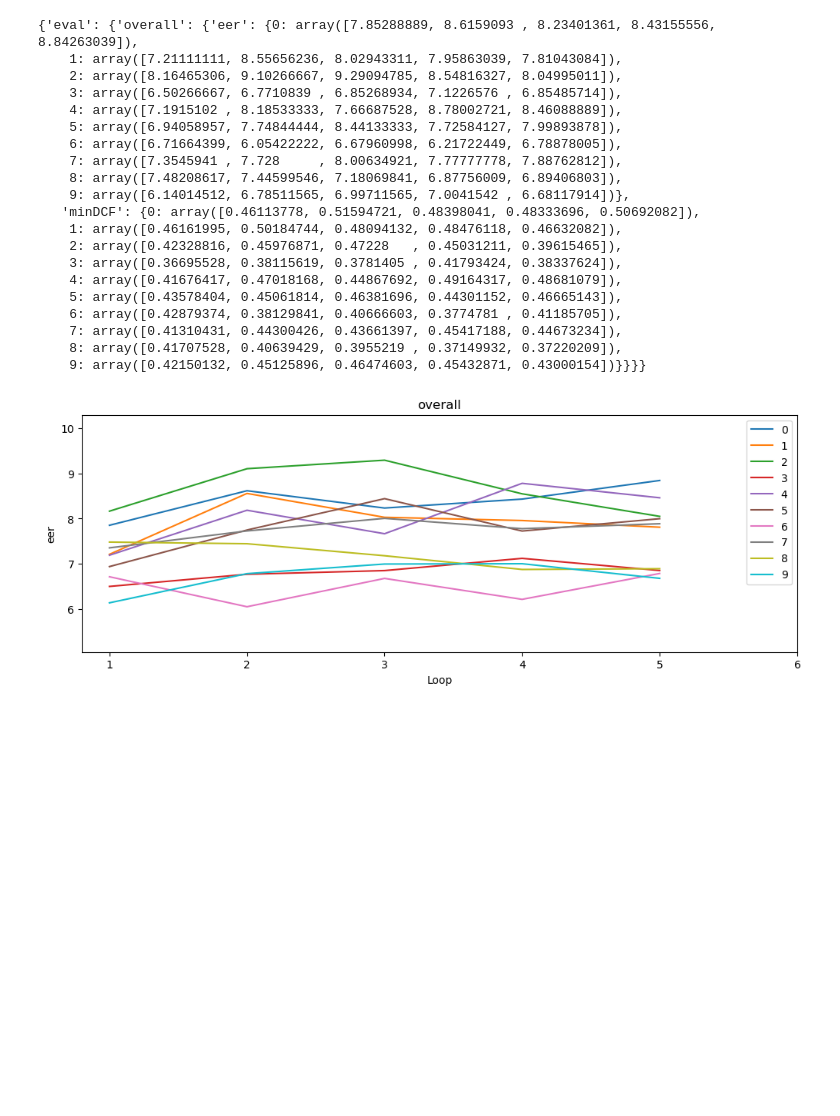
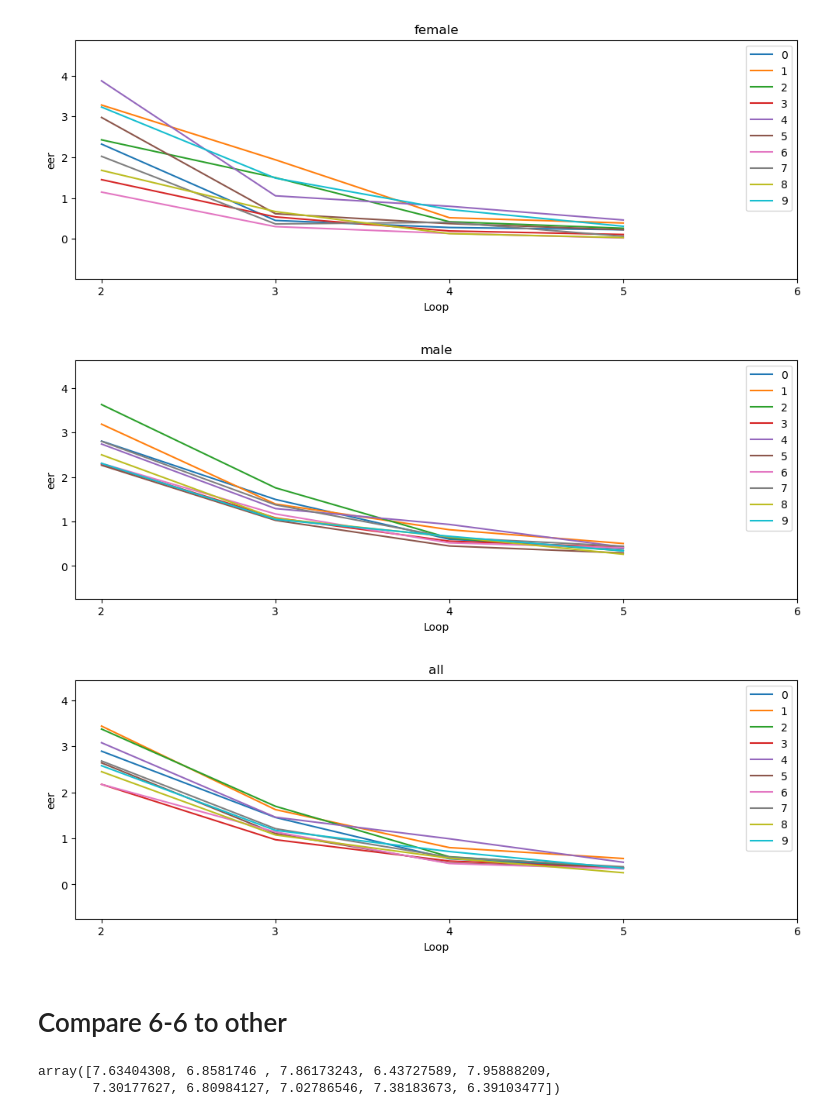
Before and after one commit to vhbaoduy/speaker-verification, a Jupyter notebook: parse_result.ipynb, the cells around one changed output. Saved outputs shown, nothing was run; the diff lists cells and outputs as text; code cells hidden in the pictures; blank space fills up the shorter version.

```diff
--- a/parse_result.ipynb
+++ b/parse_result.ipynb
@@ -114,8 +140,9 @@ def plot_result(df_all, gender, phase, loop):
 # %%
 df_all = pd.DataFrame()
 MAX_LOOP = 5
-for loop in range(1,MAX_LOOP+1):
-    df_all = pd.concat([df_all, pd.read_csv('pretrained_checkpoints/exp3/loop%s/all_result.csv'%(loop))], ignore_index=True)
+for loop in range(2,MAX_LOOP+1):
+    df_all = pd.concat([df_all, pd.read_csv('pretrained_checkpoints/exp3/loop%s/all_eval_result_new_data.csv'%(loop))], ignore_index=True)
+result = get_result(df_all, max_loop=5)
 # %%
 df_all
 # %% [output]
@@ -163,11 +164,11 @@ json.dump(result, open('pretrained_checkpoints/result_stage2_exp3_all.json', 'w'
 # %%
 import matplotlib.pyplot as plt
 # %%
-def show_result(result, metric='eer',loop=3, all=False):
+def show_result(result, metric='eer',all=False, start_loop=1, end_loop=5):
     if all:
         genders = ['overall']
     else:
-        genders =  ['female','male','overall']
+        genders =  ['female','male','all']
     for gender in genders:
         plt.figure(figsize=(12,4))
         name_set = list(result.keys())
@@ -182,9 +183,9 @@ def show_result(result, metric='eer',loop=3, all=False):
             plt.subplot(1,len(name_set),idx+1)
             set_result = result[set]
             for i in range(0,10):
-                plt.plot([j for j in range(1, loop+1)],set_result[gender][metric][i])
+                plt.plot([j for j in range(start_loop, end_loop+1)],set_result[gender][metric][i])
             plt.legend([i for i in range(0,10)])
-            plt.xticks([ i for i in range(1,loop+2)])
+            plt.xticks([ i for i in range(start_loop,end_loop+2)])
             plt.xlabel('Loop')
             plt.ylim((min_-1,max_+1))
             plt.ylabel(metric)
@@ -214,13 +194,13 @@ def show_result_2(result, metric='eer',loop=5):
 # %%
 result = {}
-result['1'] = json.load(open('pretrained_checkpoints/result_stage2_exp1_all.json','r'))
-result['2'] = json.load(open('pretrained_checkpoints/result_stage2_exp2_all.json','r'))
-result['3'] = json.load(open('pretrained_checkpoints/result_stage2_exp3_all.json','r'))
+result['1'] = json.load(open('pretrained_checkpoints/result_stage2_exp1_eval_new_data.json','r'))
+result['2'] = json.load(open('pretrained_checkpoints/result_stage2_exp2_eval_new_data.json','r'))
+result['3'] = json.load(open('pretrained_checkpoints/result_stage2_exp3_eval_new_data.json','r'))
 # %%
 MAX_LOOP = 5
 phases = ['eval']
 metrics = ['eer', 'minDCF']
-genders = ['overall']
+genders = ['female', 'male', 'all']
 final_result = {}
 for phase in phases:
     final_result[phase] = {}
@@ -234,30 +214,11 @@ for phase in phases:
                     temp.append(result[exp][phase][gender][metric][str(i)][:MAX_LOOP])
                 value = np.mean(temp, axis=0)
                 final_result[phase][gender][metric][i] = value
-# %%
-final_result
-# %% [output]
-{'eval': {'overall': {'eer': {0: array([7.85288889, 8.6159093 , 8.23401361, 8.43155556, 8.84263039]),
-    1: array([7.21111111, 8.55656236, 8.02943311, 7.95863039, 7.81043084]),
-    2: array([8.16465306, 9.10266667, 9.29094785, 8.54816327, 8.04995011]),
-    3: array([6.50266667, 6.7710839 , 6.85268934, 7.1226576 , 6.85485714]),
-    4: array([7.1915102 , 8.18533333, 7.66687528, 8.78002721, 8.46088889]),
-    5: array([6.94058957, 7.74844444, 8.44133333, 7.72584127, 7.99893878]),
-    6: array([6.71664399, 6.05422222, 6.67960998, 6.21722449, 6.78878005]),
-    7: array([7.3545941 , 7.728     , 8.00634921, 7.77777778, 7.88762812]),
-    8: array([7.48208617, 7.44599546, 7.18069841, 6.87756009, 6.89406803]),
-    9: array([6.14014512, 6.78511565, 6.99711565, 7.0041542 , 6.68117914])},
-   'minDCF': {0: array([0.46113778, 0.51594721, 0.48398041, 0.48333696, 0.50692082]),
-    1: array([0.46161995, 0.50184744, 0.48094132, 0.48476118, 0.46632082]),
-    2: array([0.42328816, 0.45976871, 0.47228   , 0.45031211, 0.39615465]),
-    3: array([0.36695528, 0.38115619, 0.3781405 , 0.41793424, 0.38337624]),
-    4: array([0.41676417, 0.47018168, 0.44867692, 0.49164317, 0.48681079]),
-    5: array([0.43578404, 0.45061814, 0.46381696, 0.44301152, 0.46665143]),
-    6: array([0.42879374, 0.38129841, 0.40666603, 0.3774781 , 0.41185705]),
-    7: array([0.41310431, 0.44300426, 0.43661397, 0.45417188, 0.44673234]),
-    8: array([0.41707528, 0.40639429, 0.3955219 , 0.37149932, 0.37220209]),
-    9: array([0.42150132, 0.45125896, 0.46474603, 0.45432871, 0.43000154])}}}}
 # %%
-show_result(final_result,metric='eer', loop=5,all=True)
+show_result(final_result,metric='eer',all=False, start_loop=2,end_loop=5)
 # %% [output]
-[figure, old version]
+[figure, new version]
+[figure, added]
+[figure, added]
+# %% [markdown]
+# Compare 6-6 to other
@@ -263,0 +249,13 @@ show_result(final_result,metric='eer', loop=5,all=True)
+# %%
+
+array = []
+for i in range(0,10):
+    temp = []
+    for gender in ['female','male','all']:
+        temp.append(final_result['eval'][gender]['eer'][i][0])
+    array.append(temp)
+avg = np.mean(array,axis=1)
+avg # 1 3 6 9
+# %% [output]
+array([7.63404308, 6.8581746 , 7.86173243, 6.43727589, 7.95888209,
+       7.30177627, 6.80984127, 7.02786546, 7.38183673, 6.39103477])
```
Also changed, not shown: parts of 17 cells of this notebook, 8 other files.
